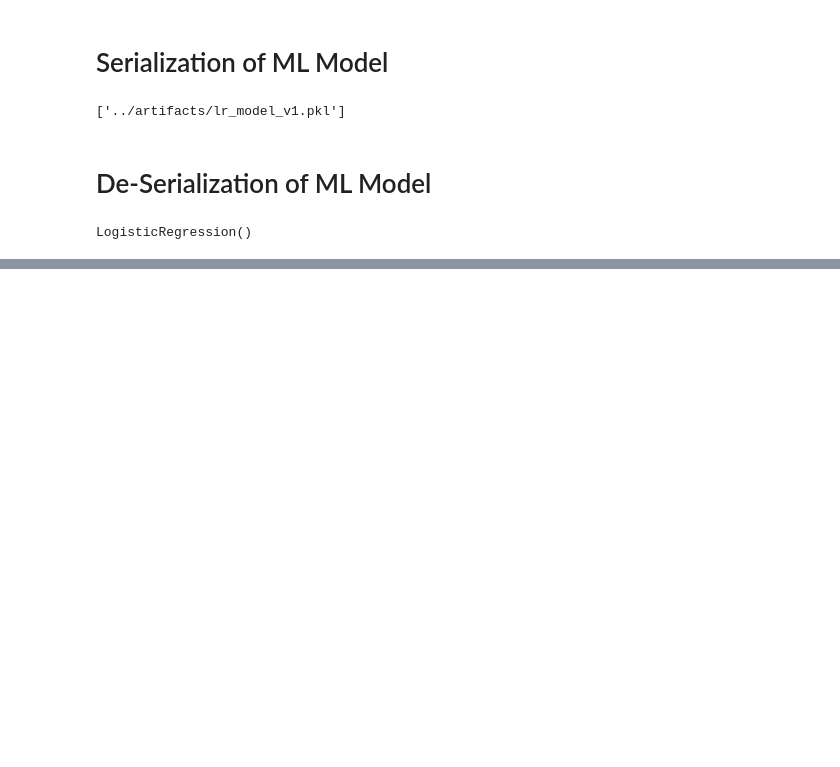
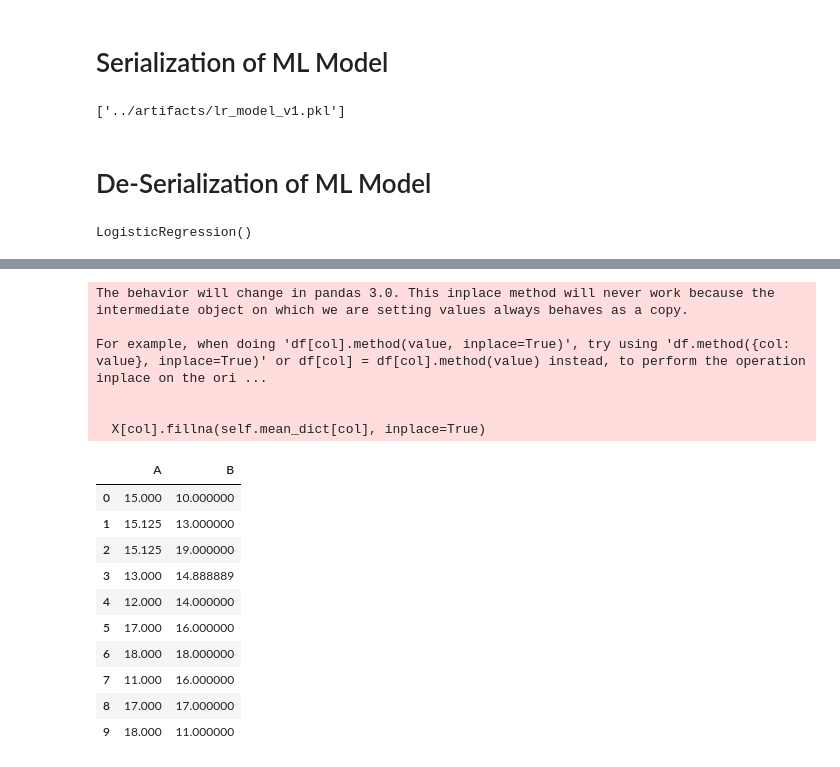
Before and after one commit to subratamondal1/automated_loan_eligibility_classification, a Jupyter notebook: notebook/loan_eligibility.ipynb, the cells around one changed output, grey strips where cells are left out. Saved outputs shown, nothing was run; the diff lists cells and outputs as text; code cells hidden in the pictures; blank space fills up the shorter version.

```diff
--- a/notebook/loan_eligibility.ipynb
+++ b/notebook/loan_eligibility.ipynb
@@ -420,0 +475,24 @@ print(lr.coef_)
+# %%
+from typing import Self, Union
+from sklearn.base import BaseEstimator, TransformerMixin
+
+class MeanImputer(BaseEstimator, TransformerMixin):
+    """
+    Our own Custom Data Transformer\n
+    Numerical Imputation => Mean"""
+    def __init__(self, numerical_features) -> None:
+        self.numerical_features:list = numerical_features
+        self.name = "Subrata"
+        super().__init__()
+
+    def fit(self, X, y=None) -> Self:
+        self.mean_dict:dict = {}
+        for col in self.numerical_features:
+            self.mean_dict[col] = X[col].mean()
+        return self
+
+    def transform(self, X) -> pd.DataFrame:
+        X = X.copy()
+        for col in self.numerical_features:
+            X[col].fillna(self.mean_dict[col], inplace=True)
+        return X
@@ -420,0 +524,2 @@ print(lr.coef_)
+# %%
+mean_imputer = MeanImputer(numerical_features=["A", "B"])
@@ -420,0 +544,21 @@ print(lr.coef_)
+# %%
+df = mean_imputer.transform(X=df)
+df
+# %% [output]
+The behavior will change in pandas 3.0. This inplace method will never work because the intermediate object on which we are setting values always behaves as a copy.
+
+For example, when doing 'df[col].method(value, inplace=True)', try using 'df.method({col: value}, inplace=True)' or df[col] = df[col].method(value) instead, to perform the operation inplace on the ori ...
+
+
+  X[col].fillna(self.mean_dict[col], inplace=True)
+|  | A | B |
+| 0 | 15.000 | 10.000000 |
+| 1 | 15.125 | 13.000000 |
+| 2 | 15.125 | 19.000000 |
+| 3 | 13.000 | 14.888889 |
+| 4 | 12.000 | 14.000000 |
+| 5 | 17.000 | 16.000000 |
+| 6 | 18.000 | 18.000000 |
+| 7 | 11.000 | 16.000000 |
+| 8 | 17.000 | 17.000000 |
+| 9 | 18.000 | 11.000000 |
```
Also changed, not shown: parts of 47 cells of this notebook, 5 other files.
